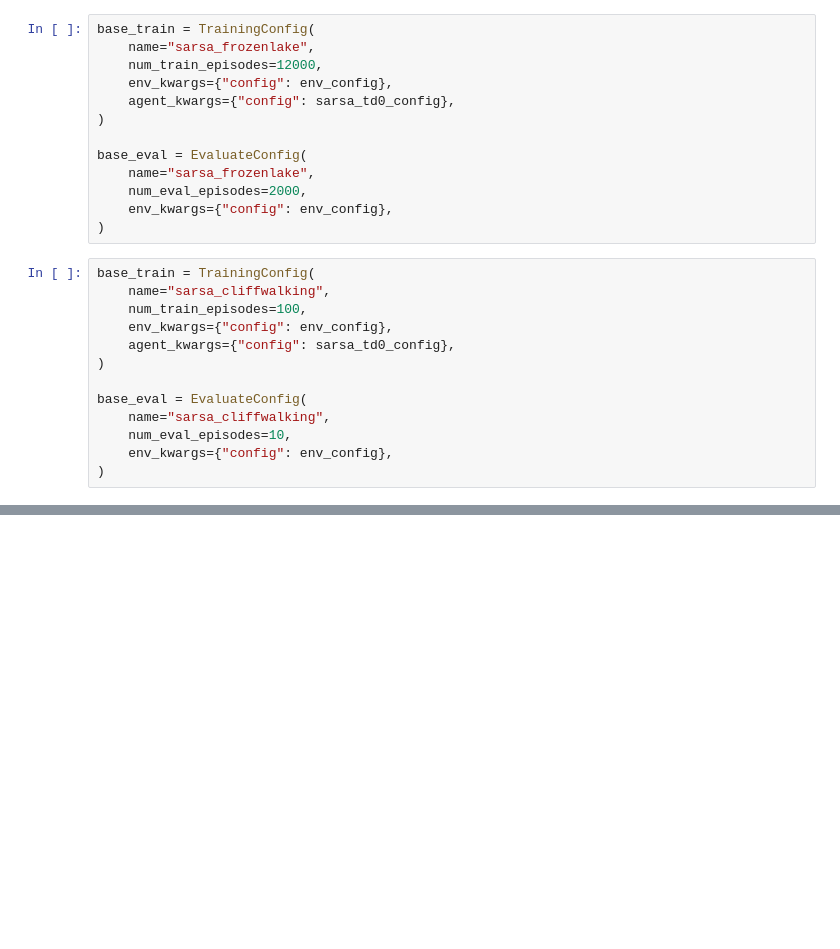
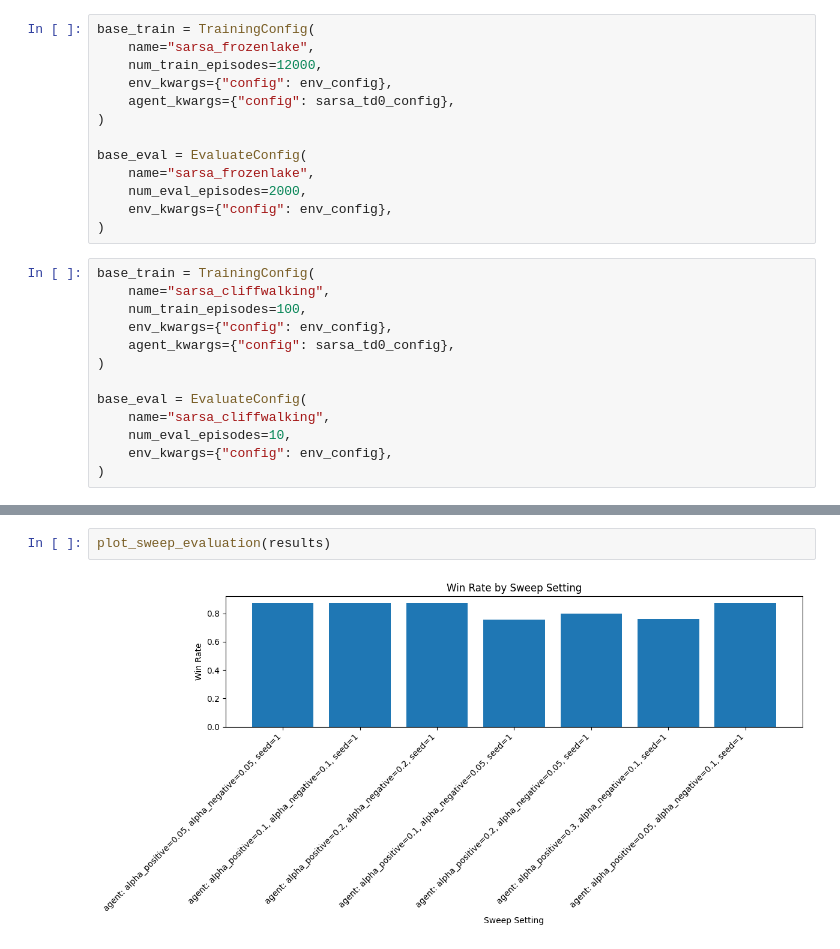
Before and after one commit to kallioaa/frustration_msc, a Jupyter notebook: src/prod_notebooks/automated_sweep.ipynb, the cells around one changed output, grey strips where cells are left out. Cells and saved outputs as stored; diff of their text form; blank space fills up the shorter version.

```diff
--- a/src/prod_notebooks/automated_sweep.ipynb
+++ b/src/prod_notebooks/automated_sweep.ipynb
@@ -160,0 +162,4 @@ plot_sweep_training_curves(results, window_size=1000)
+# %%
+plot_sweep_evaluation(results)
+# %% [output]
+[figure, added]
```
Also changed, not shown: parts of 4 cells of this notebook, 2 other files.
